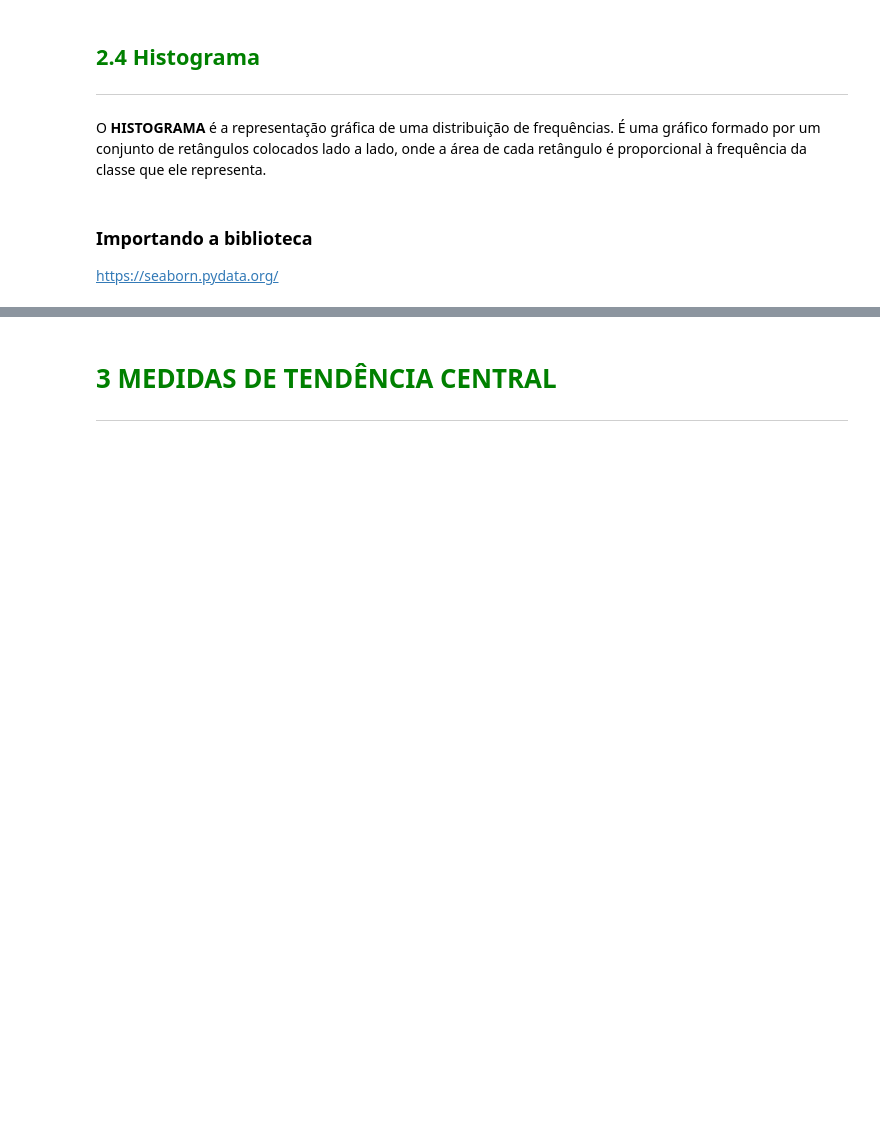
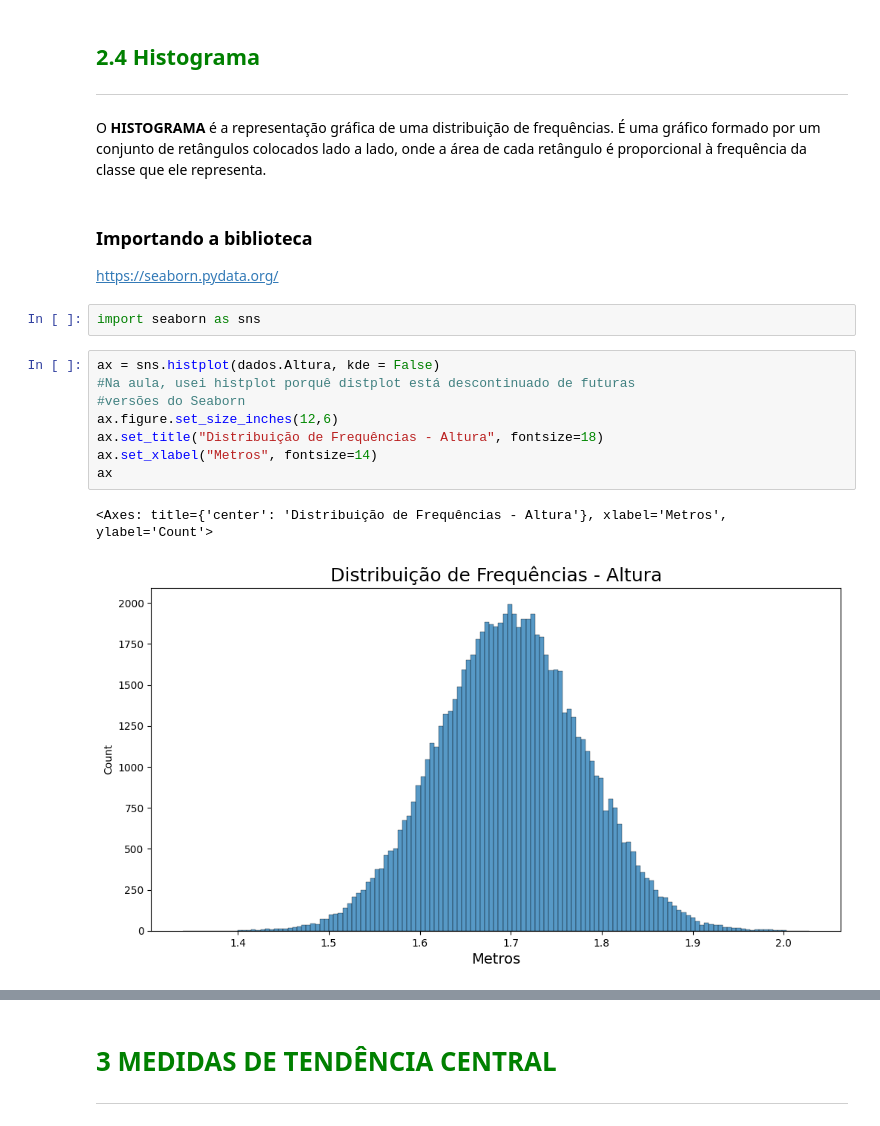
Before and after one commit to MatrixDwarf/notebooklabs, a Jupyter notebook: Curso_de_Estatística_Parte_1.ipynb, the cells around one changed output, grey strips where cells are left out. Cells and saved outputs as stored; diff of their text form; blank space fills up the shorter version.

Commit message:
Aula 2: Distribuição de Frequências.

```diff
--- a/Curso_de_Estatística_Parte_1.ipynb
+++ b/Curso_de_Estatística_Parte_1.ipynb
@@ -494,3 +494,16 @@ O <b>HISTOGRAMA</b> é a representação gráfica de uma distribuição de frequ
 ### Importando a biblioteca
 
 https://seaborn.pydata.org/
+# %%
+import seaborn as sns
+# %%
+ax = sns.histplot(dados.Altura, kde = False)
+#Na aula, usei histplot porquê distplot está descontinuado de futuras
+#versões do Seaborn
+ax.figure.set_size_inches(12,6)
+ax.set_title("Distribuição de Frequências - Altura", fontsize=18)
+ax.set_xlabel("Metros", fontsize=14)
+ax
+# %% [output]
+<Axes: title={'center': 'Distribuição de Frequências - Altura'}, xlabel='Metros', ylabel='Count'>
+[figure, added]
```
Also changed, not shown: parts of 4 cells of this notebook.
